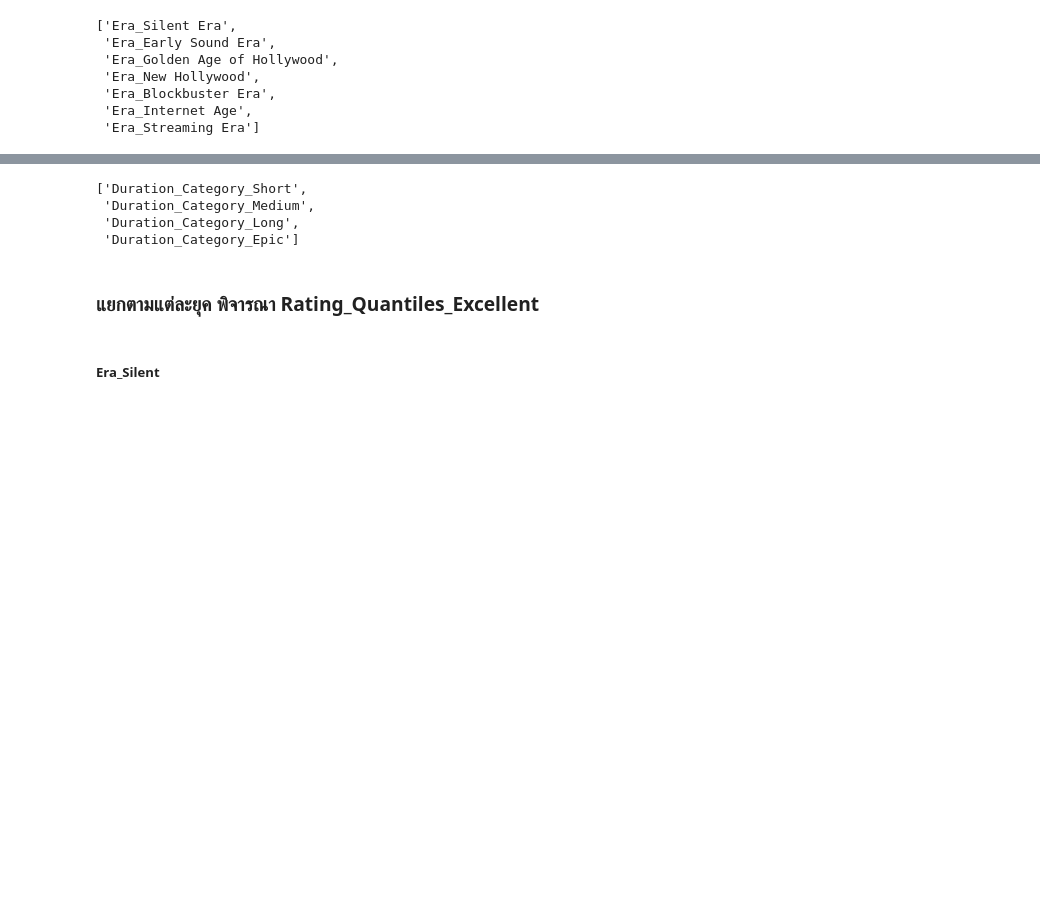
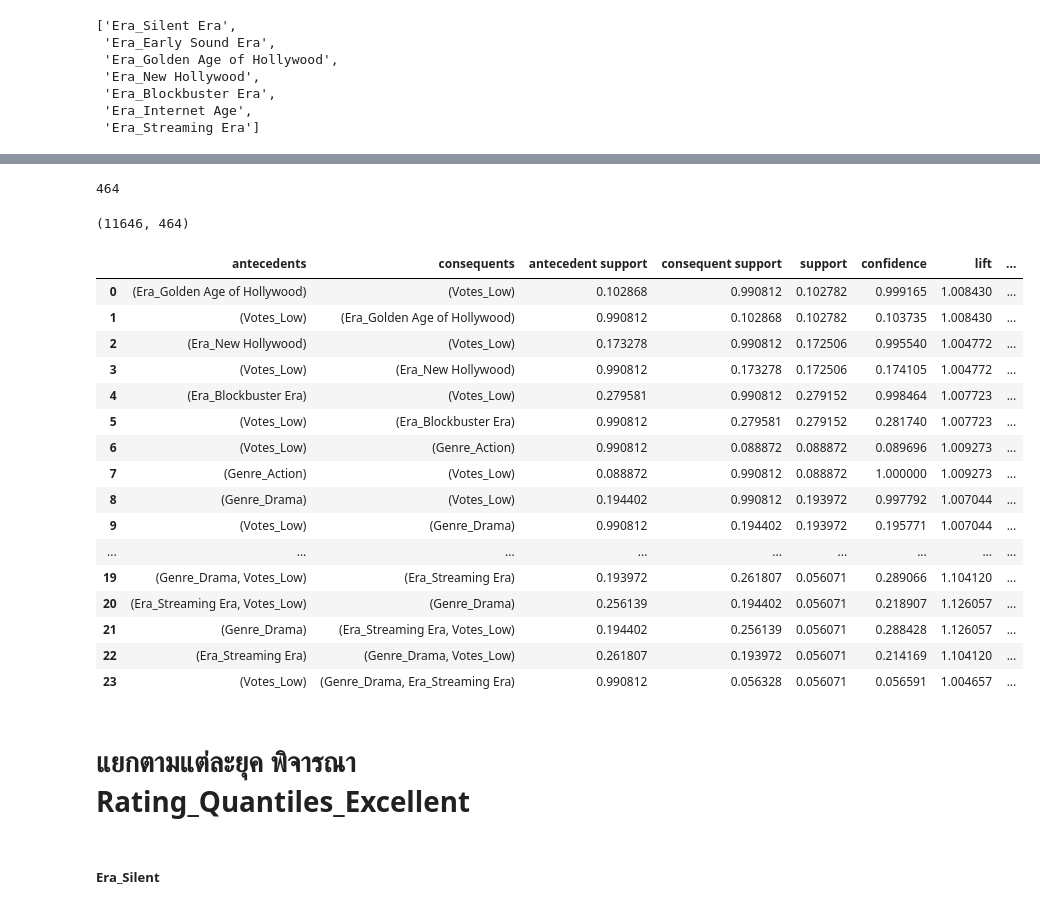
Before and after one commit to woraphonp-038-5/BSC_DPDM2025, a Jupyter notebook: Ch4_Frequent_Patterns_(Association_Rules).ipynb, the cells around one changed output, grey strips where cells are left out. Cells and saved outputs as stored; diff of their text form; code cells hidden in the pictures; blank space fills up the shorter version.

```diff
--- a/Ch4_Frequent_Patterns_(Association_Rules).ipynb
+++ b/Ch4_Frequent_Patterns_(Association_Rules).ipynb
@@ -1021,12 +1863,49 @@ Index(['Genre_Action', 'Genre_Action, Adventure',
-# %%
-[col for col in data_apri.columns if col.startswith('Duration')]
-# %% [output]
-['Duration_Category_Short',
- 'Duration_Category_Medium',
- 'Duration_Category_Long',
- 'Duration_Category_Epic']
+# %%
+selected_columns = [col for col in data_apri.columns if col.startswith('Votes')] + \
+                    [col for col in data_apri.columns if col.startswith('Era')] + \
+                    [col for col in data_apri.columns if col.startswith('Genre')]
+# %%
+len(selected_columns)
+# %% [output]
+464
+# %%
+data_selected = data_apri[selected_columns]
+data_selected.shape
+# %% [output]
+(11646, 464)
+# %%
+from mlxtend.frequent_patterns import apriori, association_rules
+
+# ค่าที่ตั้งต้น
+min_sup = 0.05
+
+# คำนวณ frequent itemsets
+frequentItemsets = apriori(data_selected, min_support=min_sup, use_colnames=True)
+
+# สร้างกฎเชื่อมโยง (association rules) จาก frequent itemsets
+rules = association_rules(frequentItemsets, metric="lift", min_threshold=1)
+# %%
+rules
+# %% [output]
+|  | antecedents | consequents | antecedent support | consequent support | support | confidence | lift | ... |
+| 0 | (Era_Golden Age of Hollywood) | (Votes_Low) | 0.102868 | 0.990812 | 0.102782 | 0.999165 | 1.008430 | ... |
+| 1 | (Votes_Low) | (Era_Golden Age of Hollywood) | 0.990812 | 0.102868 | 0.102782 | 0.103735 | 1.008430 | ... |
+| 2 | (Era_New Hollywood) | (Votes_Low) | 0.173278 | 0.990812 | 0.172506 | 0.995540 | 1.004772 | ... |
+| 3 | (Votes_Low) | (Era_New Hollywood) | 0.990812 | 0.173278 | 0.172506 | 0.174105 | 1.004772 | ... |
+| 4 | (Era_Blockbuster Era) | (Votes_Low) | 0.279581 | 0.990812 | 0.279152 | 0.998464 | 1.007723 | ... |
+| 5 | (Votes_Low) | (Era_Blockbuster Era) | 0.990812 | 0.279581 | 0.279152 | 0.281740 | 1.007723 | ... |
+| 6 | (Votes_Low) | (Genre_Action) | 0.990812 | 0.088872 | 0.088872 | 0.089696 | 1.009273 | ... |
+| 7 | (Genre_Action) | (Votes_Low) | 0.088872 | 0.990812 | 0.088872 | 1.000000 | 1.009273 | ... |
+| 8 | (Genre_Drama) | (Votes_Low) | 0.194402 | 0.990812 | 0.193972 | 0.997792 | 1.007044 | ... |
+| 9 | (Votes_Low) | (Genre_Drama) | 0.990812 | 0.194402 | 0.193972 | 0.195771 | 1.007044 | ... |
+| ... | ... | ... | ... | ... | ... | ... | ... | ... |
+| 19 | (Genre_Drama, Votes_Low) | (Era_Streaming Era) | 0.193972 | 0.261807 | 0.056071 | 0.289066 | 1.104120 | ... |
+| 20 | (Era_Streaming Era, Votes_Low) | (Genre_Drama) | 0.256139 | 0.194402 | 0.056071 | 0.218907 | 1.126057 | ... |
+| 21 | (Genre_Drama) | (Era_Streaming Era, Votes_Low) | 0.194402 | 0.256139 | 0.056071 | 0.288428 | 1.126057 | ... |
+| 22 | (Era_Streaming Era) | (Genre_Drama, Votes_Low) | 0.261807 | 0.193972 | 0.056071 | 0.214169 | 1.104120 | ... |
+| 23 | (Votes_Low) | (Genre_Drama, Era_Streaming Era) | 0.990812 | 0.056328 | 0.056071 | 0.056591 | 1.004657 | ... |
 # %% [markdown]
-### แยกตามแต่ละยุค พิจารณา Rating_Quantiles_Excellent
+# แยกตามแต่ละยุค พิจารณา Rating_Quantiles_Excellent
 # %% [markdown]
 ##### Era_Silent
 # %%
```
Also changed, not shown: parts of 124 cells of this notebook.
